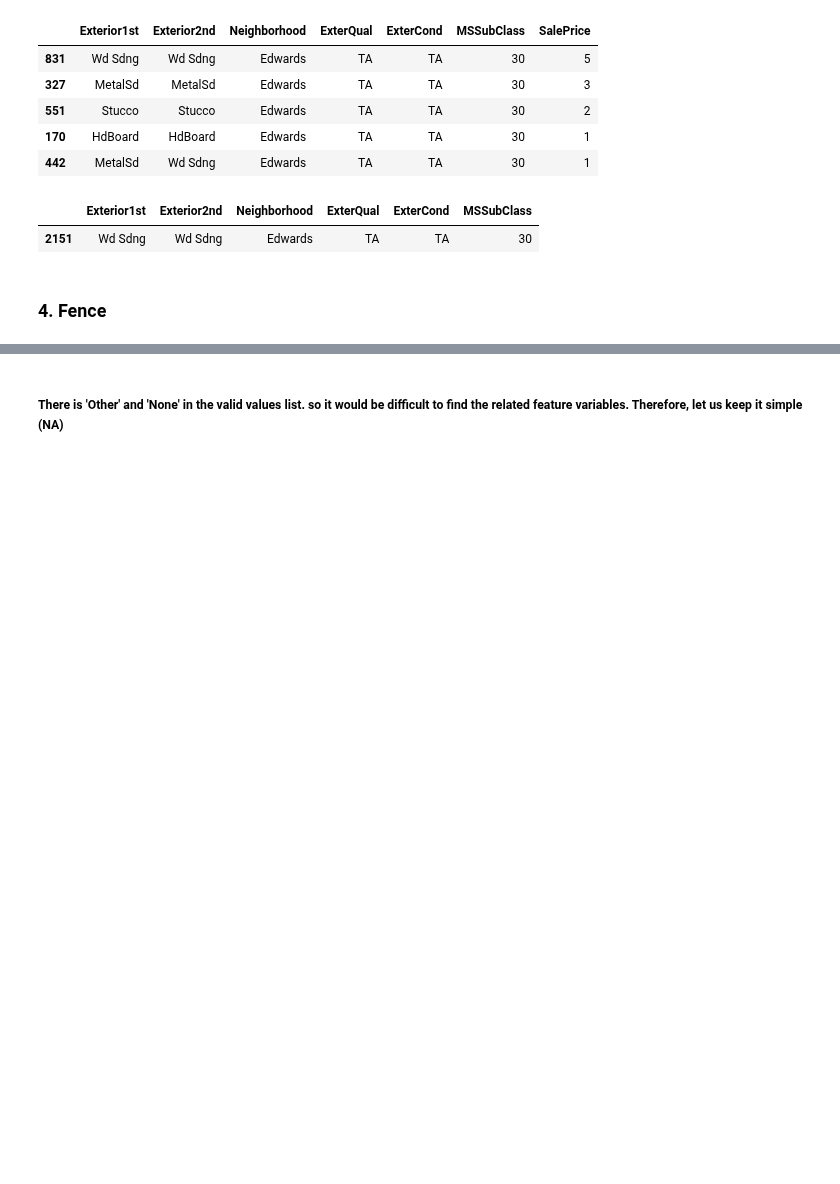
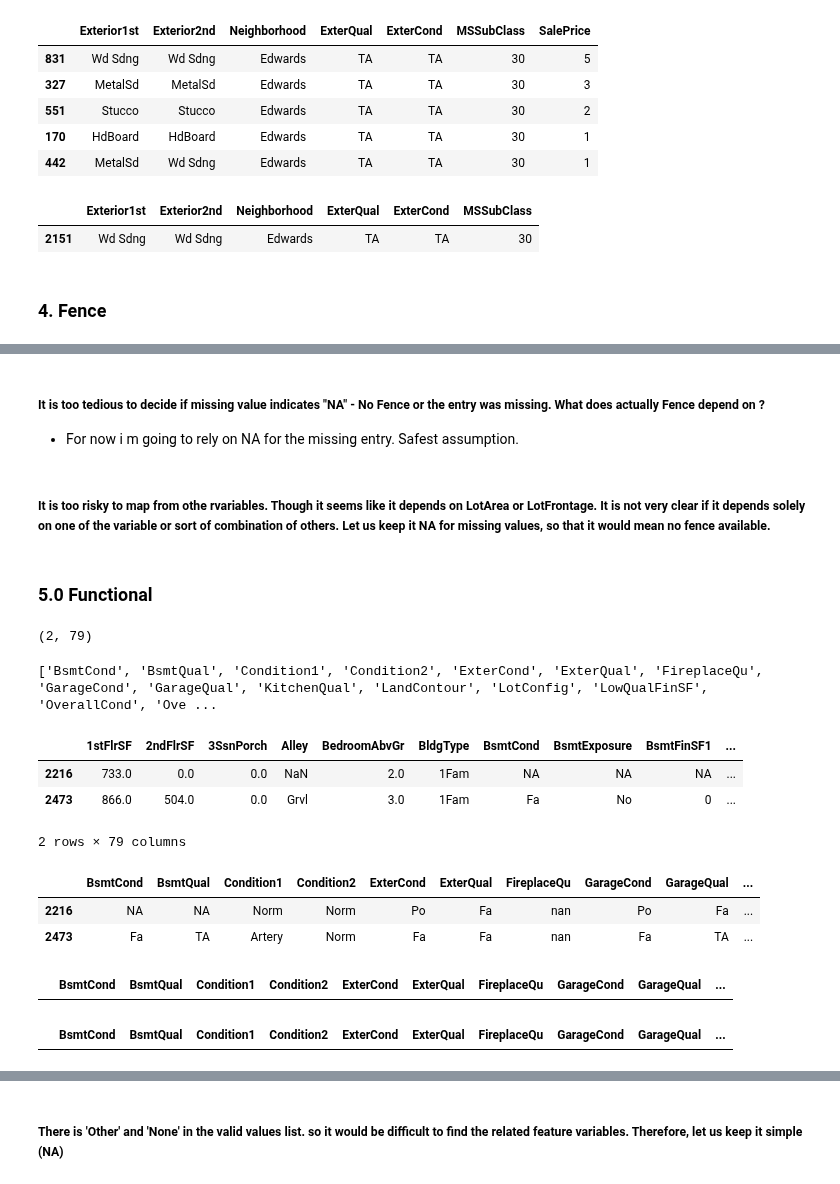
Before and after one commit to PadmarajBhat/Kaggle-Dataset-Exploration, a Jupyter notebook: House Prices- Advanced Regression Techniques/Data Wrangling/House Prices - ART(Wrangling).ipynb, the cells around one changed output, grey strips where cells are left out. Drawn from its saved outputs; the diff is of its cells as text; code cells hidden in the pictures; blank space fills up the shorter version.

```diff
--- a/House Prices- Advanced Regression Techniques/Data Wrangling/House Prices - ART(Wrangling).ipynb
+++ b/House Prices- Advanced Regression Techniques/Data Wrangling/House Prices - ART(Wrangling).ipynb
@@ -555,0 +557,41 @@ Count of missing Fence :  (1179, 81)
+# %% [markdown]
+##### It is too tedious to decide if missing value indicates "NA" - No Fence or the entry was missing. What does actually Fence depend on ?
+* For now i m going to rely on NA for the missing entry. Safest assumption.
+# %% [markdown]
+##### It is too risky to map from othe rvariables. Though it seems like it depends on LotArea or LotFrontage. It is not very clear if it depends solely on one of the variable or sort of combination of others. Let us keep it NA for missing values, so that it would mean no fence available.
+# %% [markdown]
+### 5.0 Functional
+# %%
+def functionalWrangle(df_temp):
+    df = df_temp.copy()
+
+    display.display(df[df.Functional.isna()].shape)
+
+    co_qu_columns = [c for c in list(df) if ("Co" in c) or ("Qu" in c)]
+    co_qu_columns.append('SalePrice')
+    co_qu_columns.append('Functional')
+    print(co_qu_columns)
+
+    display.display(df[df.Functional.isna()])
+    display.display(df[df.Functional.isna()][co_qu_columns])
+
+    dd(df[(df.OverallCond == 5) & (df.OverallQual == 1)][co_qu_columns])
+    dd(df[(df.OverallCond == 1) & (df.OverallQual == 4)][co_qu_columns])
+
+    df['Functional'] = df.Functional.fillna('Typ')
+
+    return df
+
+df_funct = functionalWrangle(df_fence)
+# %% [output]
+(2, 79)
+['BsmtCond', 'BsmtQual', 'Condition1', 'Condition2', 'ExterCond', 'ExterQual', 'FireplaceQu', 'GarageCond', 'GarageQual', 'KitchenQual', 'LandContour', 'LotConfig', 'LowQualFinSF', 'OverallCond', 'Ove ...
+|  | 1stFlrSF | 2ndFlrSF | 3SsnPorch | Alley | BedroomAbvGr | BldgType | BsmtCond | BsmtExposure | BsmtFinSF1 | ... |
+| 2216 | 733.0 | 0.0 | 0.0 | NaN | 2.0 | 1Fam | NA | NA | NA | ... |
+| 2473 | 866.0 | 504.0 | 0.0 | Grvl | 3.0 | 1Fam | Fa | No | 0 | ... |
+2 rows × 79 columns
+|  | BsmtCond | BsmtQual | Condition1 | Condition2 | ExterCond | ExterQual | FireplaceQu | GarageCond | GarageQual | ... |
+| 2216 | NA | NA | Norm | Norm | Po | Fa | nan | Po | Fa | ... |
+| 2473 | Fa | TA | Artery | Norm | Fa | Fa | nan | Fa | TA | ... |
+|  | BsmtCond | BsmtQual | Condition1 | Condition2 | ExterCond | ExterQual | FireplaceQu | GarageCond | GarageQual | ... |
+|  | BsmtCond | BsmtQual | Condition1 | Condition2 | ExterCond | ExterQual | FireplaceQu | GarageCond | GarageQual | ... |
```
Also changed, not shown: parts of 7 cells of this notebook.
